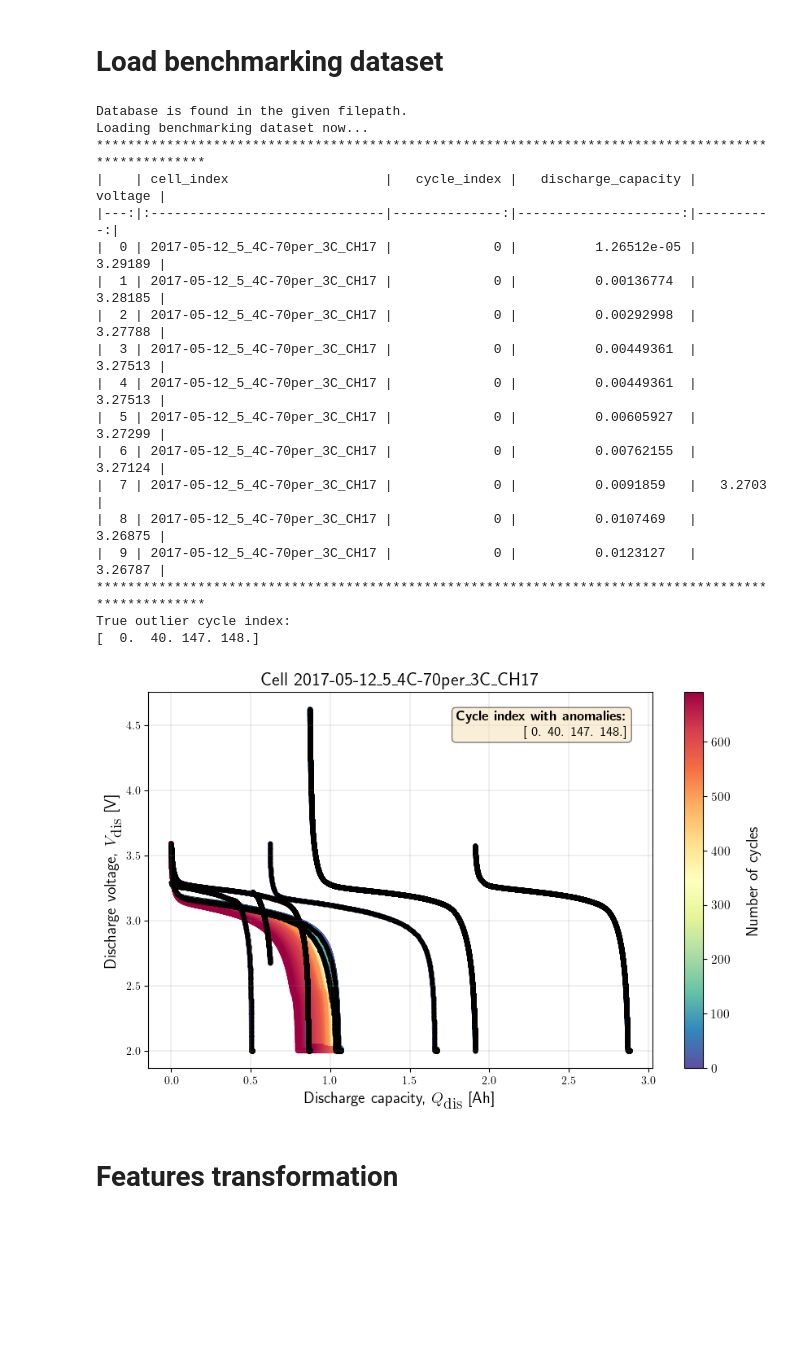
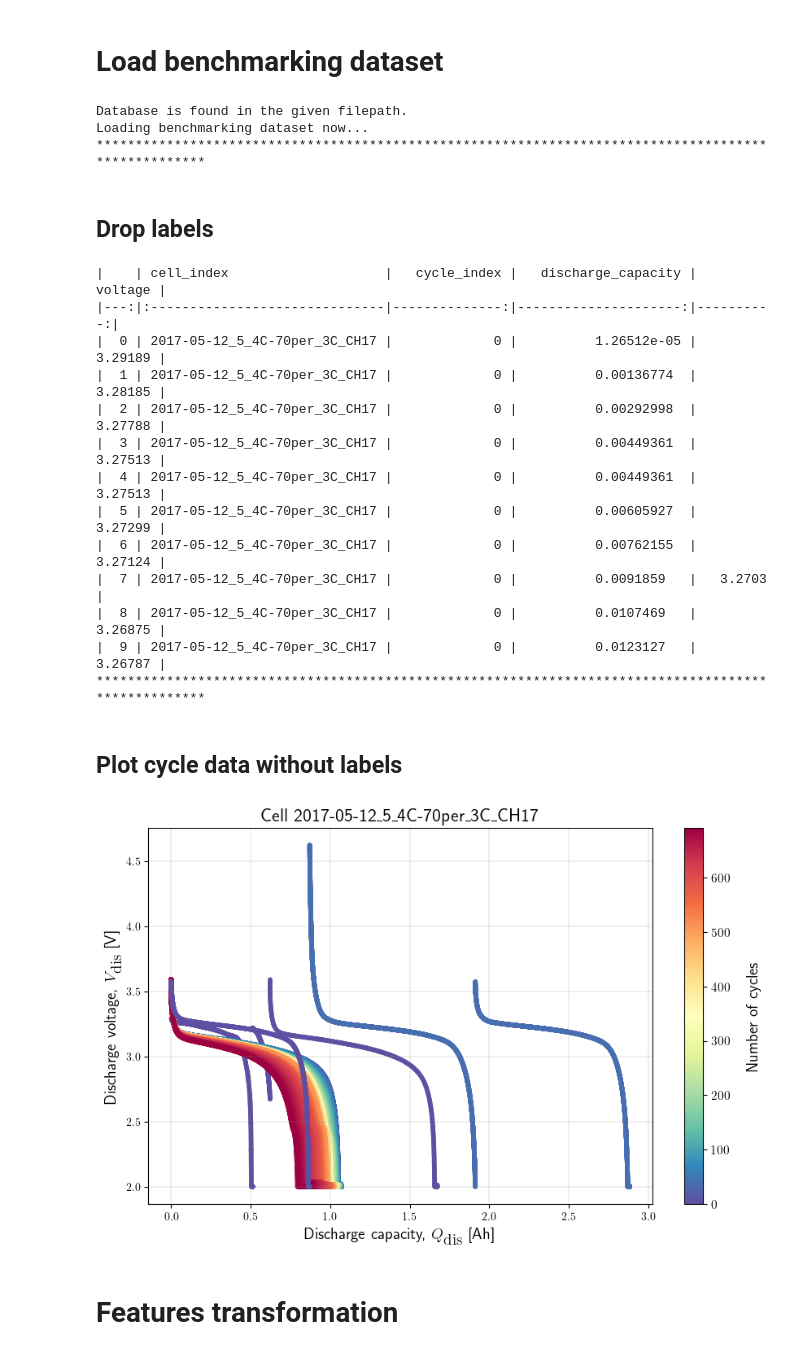
Before and after one commit to meichinpang/osbad, a Jupyter notebook: machine_learning/hp_tuning_with_transfer_learning/ml_01_iforest_hyperparam.ipynb, the cells around one changed output. Saved outputs shown, nothing was run; the diff lists cells and outputs as text; code cells hidden in the pictures; blank space fills up the shorter version.

```diff
--- a/machine_learning/hp_tuning_with_transfer_learning/ml_01_iforest_hyperparam.ipynb
+++ b/machine_learning/hp_tuning_with_transfer_learning/ml_01_iforest_hyperparam.ipynb
@@ -83,17 +84,23 @@ selected_cell_artifacts_dir = bconf.artifacts_output_dir(
     selected_cell_label)
 # %% [markdown]
 # Load benchmarking dataset
+# %%
+# Import the BenchDB class
+# Load only the dataset based on the selected cell
+benchdb = BenchDB(
+    db_filepath,
+    selected_cell_label)
+
+# load the benchmarking dataset
+df_selected_cell = benchdb.load_benchmark_dataset(
+    dataset_type="train")
+# %% [output]
+Database is found in the given filepath.
+Loading benchmarking dataset now...
+****************************************************************************************************
+# %% [markdown]
+## Drop labels
 # %%
-# Import the BenchDB class
-# Load only the dataset based on the selected cell
-benchdb = BenchDB(
-    db_filepath,
-    selected_cell_label)
-
-# load the benchmarking dataset
-df_selected_cell = benchdb.load_benchmark_dataset(
-    dataset_type="train")
-
 if df_selected_cell is not None:
 
     filter_col = [
@@ -112,16 +119,7 @@ if df_selected_cell is not None:
     # for diagnostics running in terminals
     print(df_selected_cell_without_labels.head(10).to_markdown())
     print("*"*100)
-
-    # Extract true outliers cycle index from benchmarking dataset
-    true_outlier_cycle_index = benchdb.get_true_outlier_cycle_index(
-        df_selected_cell)
-    print(f"True outlier cycle index:")
-    print(true_outlier_cycle_index)
 # %% [output]
-Database is found in the given filepath.
-Loading benchmarking dataset now...
-****************************************************************************************************
 |    | cell_index                    |   cycle_index |   discharge_capacity |   voltage |
 |---:|:------------------------------|--------------:|---------------------:|----------:|
 |  0 | 2017-05-12_5_4C-70per_3C_CH17 |             0 |          1.26512e-05 |   3.29189 |
@@ -135,17 +133,15 @@ Loading benchmarking dataset now...
 |  8 | 2017-05-12_5_4C-70per_3C_CH17 |             0 |          0.0107469   |   3.26875 |
 |  9 | 2017-05-12_5_4C-70per_3C_CH17 |             0 |          0.0123127   |   3.26787 |
 ****************************************************************************************************
-True outlier cycle index:
-[  0.  40. 147. 148.]
+# %% [markdown]
+## Plot cycle data without labels
 # %%
-# Plot cell data with true anomalies
 # If the true outlier cycle index is not known,
 # cycling data will be plotted without labels
 benchdb.plot_cycle_data(
-    df_selected_cell_without_labels,
-    true_outlier_cycle_index)
+    df_selected_cell_without_labels)
 # %% [output]
-[figure, old version]
+[figure, new version]
 # %% [markdown]
 # Features transformation
 # %% [markdown]
```
Also changed, not shown: parts of 21 cells of this notebook, 1 other file.
